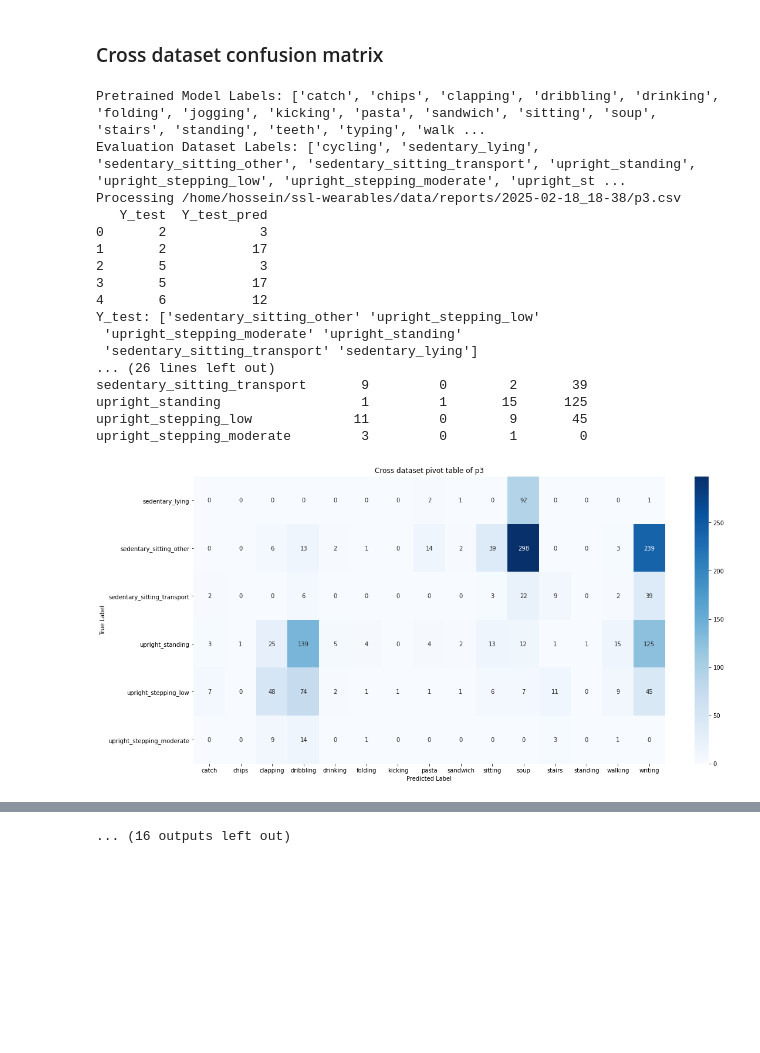
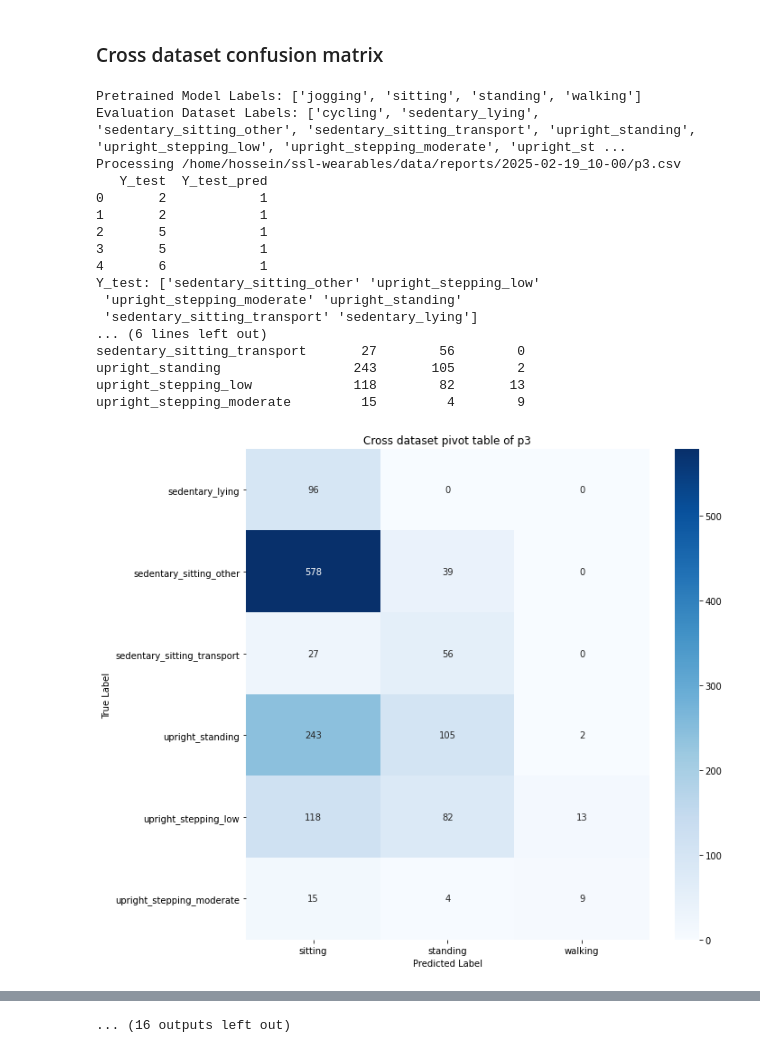
Before and after one commit to h-khayami/ssl-wearables, a Jupyter notebook: plots/confusion_matrices.ipynb, the cells around one changed output, grey strips where cells are left out. Saved outputs shown, nothing was run; the diff lists cells and outputs as text; code cells hidden in the pictures; blank space fills up the shorter version.

```diff
--- a/plots/confusion_matrices.ipynb
+++ b/plots/confusion_matrices.ipynb
@@ -71,6 +71,6 @@ def visualize_confusion_matrices(folder_path):
             print(f"Skipping row {i+1} due to error: {e}")
 
 # Usage Example
-folder_path = "/home/hossein/ssl-wearables/data/reports/2025-02-18_18-02"
+folder_path = "/home/hossein/ssl-wearables/data/reports/2025-02-18_19-32"
 visualize_confusion_matrices(folder_path)
 # %% [output]
@@ -248,7 +172,7 @@ def visualize_confusion_matrices_cross_dataset(folder_path, model_label_map_dir)
         print(f"Pivot Table:\n{pivot_table}\n")
 
         # 5️⃣ Plot confusion matrix
-        plt.figure(figsize=(18, 9))
+        plt.figure(figsize=(10, 10))
         sns.heatmap(pivot_table, annot=True, fmt="d", cmap="Blues")
                     # xticklabels=model_labels, yticklabels=labels)
         # 6️⃣ Show plot
@@ -261,46 +185,46 @@ def visualize_confusion_matrices_cross_dataset(folder_path, model_label_map_dir)
     # combine all csv files and calculate the confusion matrix
     df = pd.concat([pd.read_csv(csv_path) for csv_path in csv_paths], ignore_index=True)
     if "Y_test" not in df.columns or "Y_test_pred" not in df.columns:
         raise KeyError("CSV file does not contain 'Y_test' or 'Y_test_pred' columns.")
     df["Y_test"] = df["Y_test"].map(label_mapping) # Map to evaluation dataset labels
     df["Y_test_pred"] = df["Y_test_pred"].map(model_label_mapping) # Map to model labels
    # 4️⃣ Calculate the pivot table
     pivot_table = pd.pivot_table(df, index="Y_test", columns="Y_test_pred", aggfunc='size', fill_value=0)
     print(f"Pivot Table:\n{pivot_table}\n")
 
     # 5️⃣ Plot pivot table
-    plt.figure(figsize=(18, 9))
+    plt.figure(figsize=(10, 10))
     sns.heatmap(pivot_table, annot=True, fmt="d", cmap="Blues")
                 # xticklabels=model_labels, yticklabels=labels)
     # 6️⃣ Show plot
     plt.xlabel("Predicted Label")
     plt.ylabel("True Label")
     plt.title(f"Cross dataset pivot table")
     plt.show()
 
 
 
 
 # Usage Example
-evaluation_result = "/home/hossein/ssl-wearables/data/reports/2025-02-18_18-38"
-pretrained_model_label = "/home/hossein/ssl-wearables/data/reports/2025-02-18_18-02"
+evaluation_result = "/home/hossein/ssl-wearables/data/reports/2025-02-19_10-00"
+pretrained_model_label = "/home/hossein/ssl-wearables/data/reports/2025-02-18_19-32"
 visualize_confusion_matrices_cross_dataset(evaluation_result, pretrained_model_label)
 # %% [output]
-Pretrained Model Labels: ['catch', 'chips', 'clapping', 'dribbling', 'drinking', 'folding', 'jogging', 'kicking', 'pasta', 'sandwich', 'sitting', 'soup', 'stairs', 'standing', 'teeth', 'typing', 'walk ...
+Pretrained Model Labels: ['jogging', 'sitting', 'standing', 'walking']
 Evaluation Dataset Labels: ['cycling', 'sedentary_lying', 'sedentary_sitting_other', 'sedentary_sitting_transport', 'upright_standing', 'upright_stepping_low', 'upright_stepping_moderate', 'upright_st ...
-Processing /home/hossein/ssl-wearables/data/reports/2025-02-18_18-38/p3.csv
+Processing /home/hossein/ssl-wearables/data/reports/2025-02-19_10-00/p3.csv
    Y_test  Y_test_pred
-0       2            3
-1       2           17
-2       5            3
-3       5           17
-4       6           12
+0       2            1
+1       2            1
+2       5            1
+3       5            1
+4       6            1
 Y_test: ['sedentary_sitting_other' 'upright_stepping_low'
  'upright_stepping_moderate' 'upright_standing'
  'sedentary_sitting_transport' 'sedentary_lying']
-... (26 lines left out)
-sedentary_sitting_transport       9         0        2       39
-upright_standing                  1         1       15      125
-upright_stepping_low             11         0        9       45
-upright_stepping_moderate         3         0        1        0
+... (6 lines left out)
+sedentary_sitting_transport       27        56        0
+upright_standing                 243       105        2
+upright_stepping_low             118        82       13
+upright_stepping_moderate         15         4        9
-[figure, old version]
+[figure, new version]
```
Also changed, not shown: parts of 2 cells of this notebook, 3 other files.
